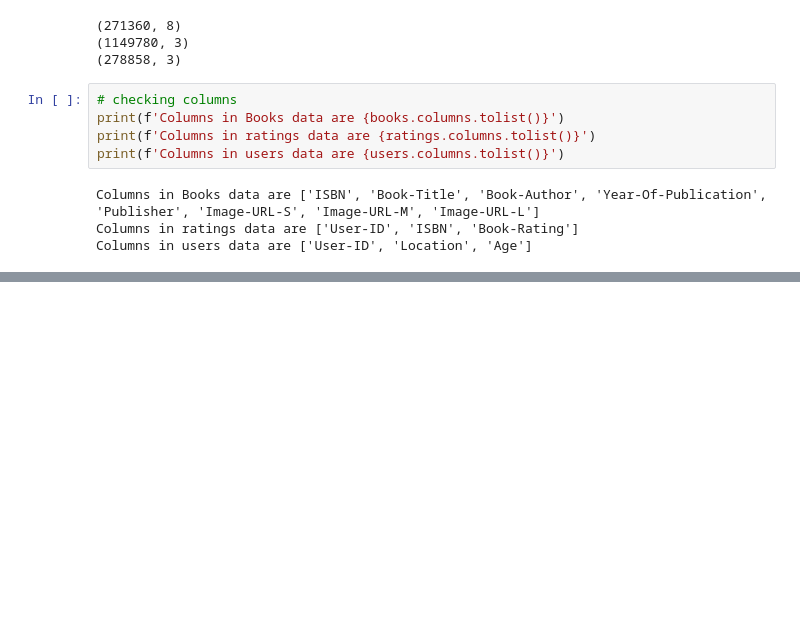
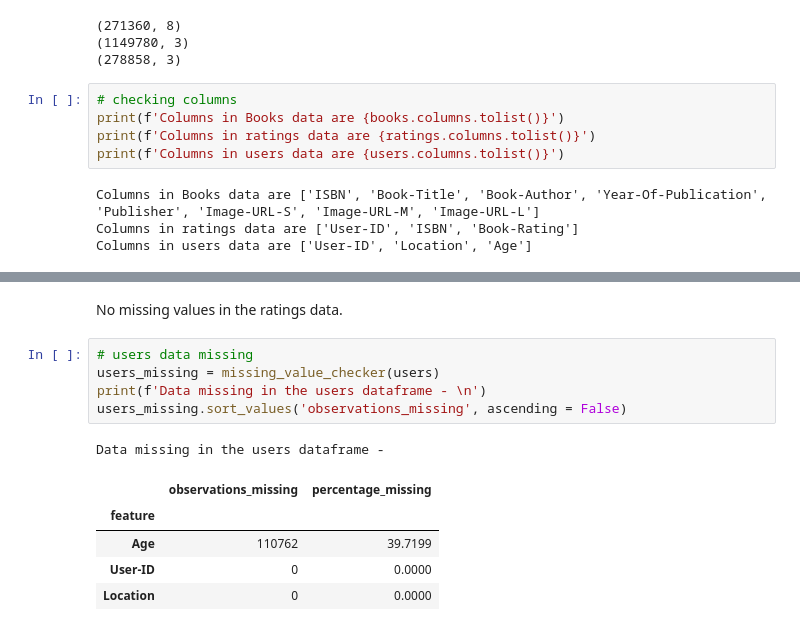
Before and after one commit to RanojoyBiswas/Book-Recommendation-System---Ranajay-Biswas, a Jupyter notebook: Book_Recommendation_System_Ranajay_Biswas.ipynb, the cells around one changed output, grey strips where cells are left out. Cells and saved outputs as stored; diff of their text form; blank space fills up the shorter version.

```diff
--- a/Book_Recommendation_System_Ranajay_Biswas.ipynb
+++ b/Book_Recommendation_System_Ranajay_Biswas.ipynb
@@ -147,0 +201,14 @@ Columns in users data are ['User-ID', 'Location', 'Age']
+# %% [markdown]
+No missing values in the ratings data.
+# %%
+# users data missing
+users_missing = missing_value_checker(users)
+print(f'Data missing in the users dataframe - \n')
+users_missing.sort_values('observations_missing', ascending = False)
+# %% [output]
+Data missing in the users dataframe -
+|  | observations_missing | percentage_missing |
+| feature |  |  |
+| Age | 110762 | 39.7199 |
+| User-ID | 0 | 0.0000 |
+| Location | 0 | 0.0000 |
```
Also changed, not shown: parts of 17 cells of this notebook.
